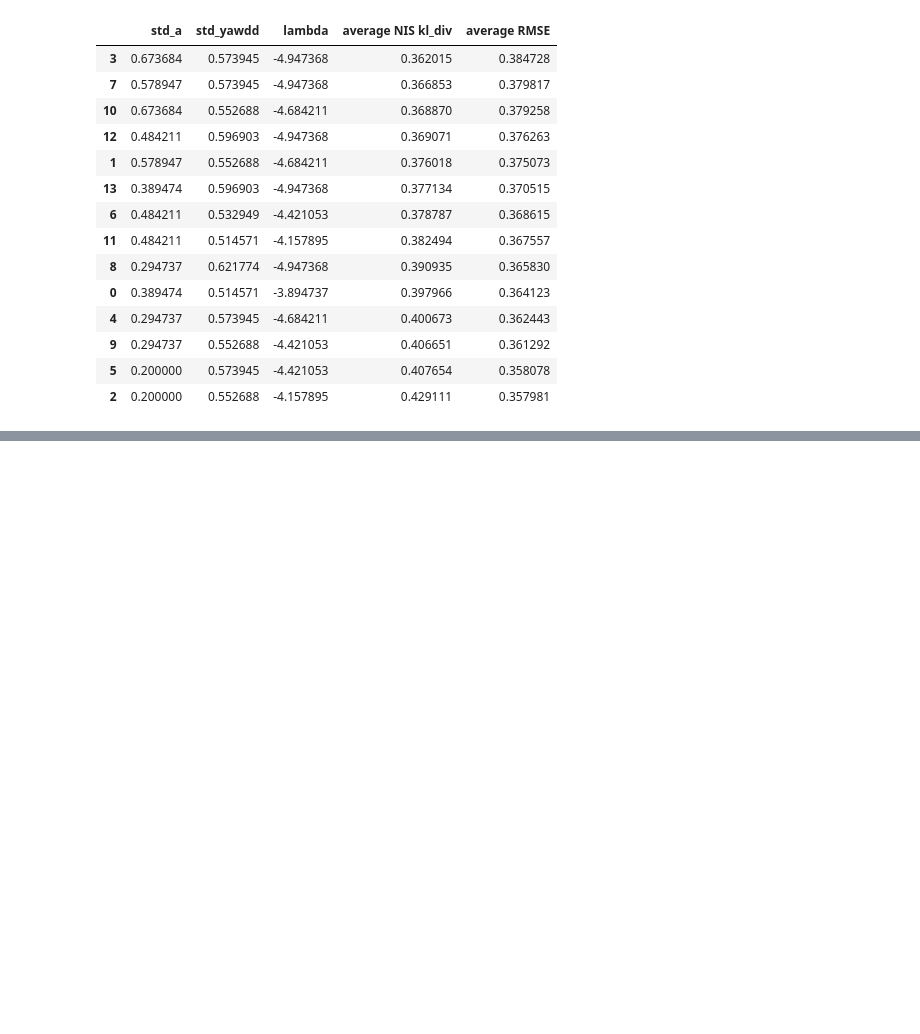
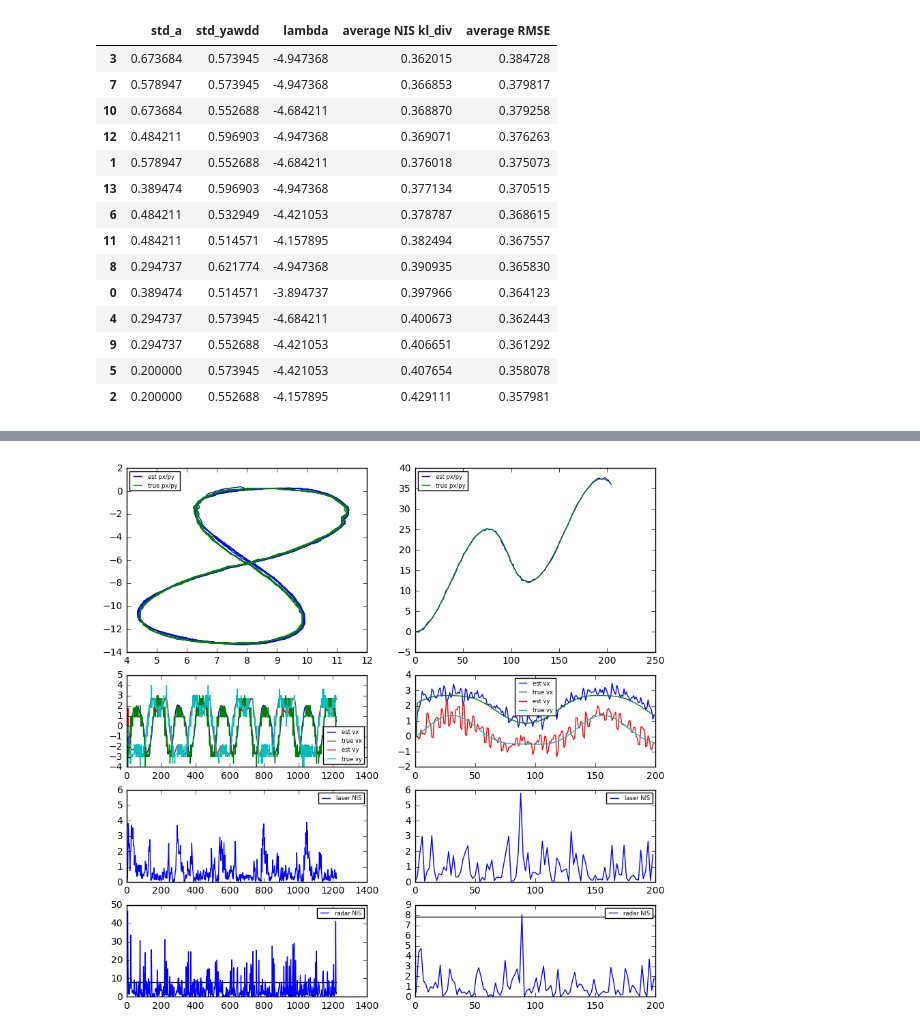
Before and after one commit to jdleesmiller/CarND-Unscented-Kalman-Filter-Project, a Jupyter notebook: notes.ipynb, the cells around one changed output, grey strips where cells are left out. Saved outputs shown, nothing was run; the diff lists cells and outputs as text; code cells hidden in the pictures; blank space fills up the shorter version.

```diff
--- a/notes.ipynb
+++ b/notes.ipynb
@@ -23,20 +22,24 @@ def data_path(set_number):
 #
 # Run the UnscentedKF program with the given arguments and return the output.
 #
-def run(set_number, use_laser, use_radar, std_a, std_yawdd, lambd):
+def run(set_number, use_laser=None, use_radar=None,
+        std_a=None, std_yawdd=None, lambd=None):
     with TemporaryDirectory() as tmp:
         output_path = path.join(tmp, 'output.txt')
         command = [
           'build/UnscentedKF',
           data_path(set_number),
           output_path,
-          str(use_laser).lower(),
-          str(use_radar).lower(),
-          str(std_a),
-          str(std_yawdd),
-          str(lambd),
-          'true' # tweak output for reading by this tool
+          'true', # tweak output for reading by this tool
         ]
+        if use_laser is not None:
+            command += [
+              str(use_laser).lower(),
+              str(use_radar).lower(),
+              str(std_a),
+              str(std_yawdd),
+              str(lambd)
+            ]
         result = subprocess.run(
           command,
           stdout=subprocess.PIPE,
@@ -44,7 +47,7 @@ def run(set_number, use_laser, use_radar, std_a, std_yawdd, lambd):
           universal_newlines=True
         )
         with open(output_path, 'r') as output_file:
-            return result, output_file.readlines()
+            return result, output_file.read()
 # %%
 #
 # Since we've already computed the RMSEs, just extract them from stdout.
@@ -586,6 +578,54 @@ find_top_results(NON_DOMINATED_KL_DIV_RESULTS, 5)
 # odd that we didn't get any dominated solutions... maybe a bug
 # but maybe we should instead do pareto on the 2d plot. That looks like we could do
 # some pareto analysis to get a small number of solutions.
+# %%
+def run_and_read_output(**params):
+    result, output = run(**params)
+    if result.returncode == 0:
+        rmse = extract_rmse(result)
+        df = pd.read_table(StringIO(output))
+    else:
+        rmse = [float('inf')] * 4
+        df = None
+    return rmse, df
+
+def plot_output():
+    fig, axes = plt.subplots(
+        4, 2,
+        figsize=(10, 10),
+        gridspec_kw={'height_ratios':[2, 1, 1, 1]}
+    )
+    for set_number in [1, 2]:
+        rmse, df = run_and_read_output(set_number=set_number)
+
+        df['vx'] = df['v'] * np.cos(df['yaw_angle'])
+        df['vy'] = df['v'] * np.sin(df['yaw_angle'])
+
+        ax = axes[0][set_number - 1]
+        ax.plot(df['px'], df['py'], label='est px/py')
+        ax.plot(df['px_true'], df['py_true'], label='true px/py')
+        ax.legend(loc='best', prop={'size': 6})
+
+        ax = axes[1][set_number - 1]
+        ax.plot(df['vx'], label='est vx')
+        ax.plot(df['vx_true'], label='true vx')
+        ax.plot(df['vy'], label='est vy')
+        ax.plot(df['vy_true'], label='true vy')
+        ax.legend(loc='best', prop={'size': 6})
+
+        ax = axes[2][set_number - 1]
+        ax.plot(df[df.sensor == 'L']['NIS'], label='laser NIS')
+        ax.hlines(chi2.ppf(0.95, 2), 0, len(df.index))
+        ax.legend(loc='best', prop={'size': 6})
+
+        ax = axes[3][set_number - 1]
+        ax.plot(df[df.sensor == 'R']['NIS'], label='radar NIS')
+        ax.hlines(chi2.ppf(0.95, 3), 0, len(df.index))
+        ax.legend(loc='best', prop={'size': 6})
+
+plot_output()
+# %% [output]
+[figure, added]
 # %%
 pd.read_table('data/output-1.txt')
 # %% [output]
```
Also changed, not shown: parts of 5 cells of this notebook, 1 other file.
